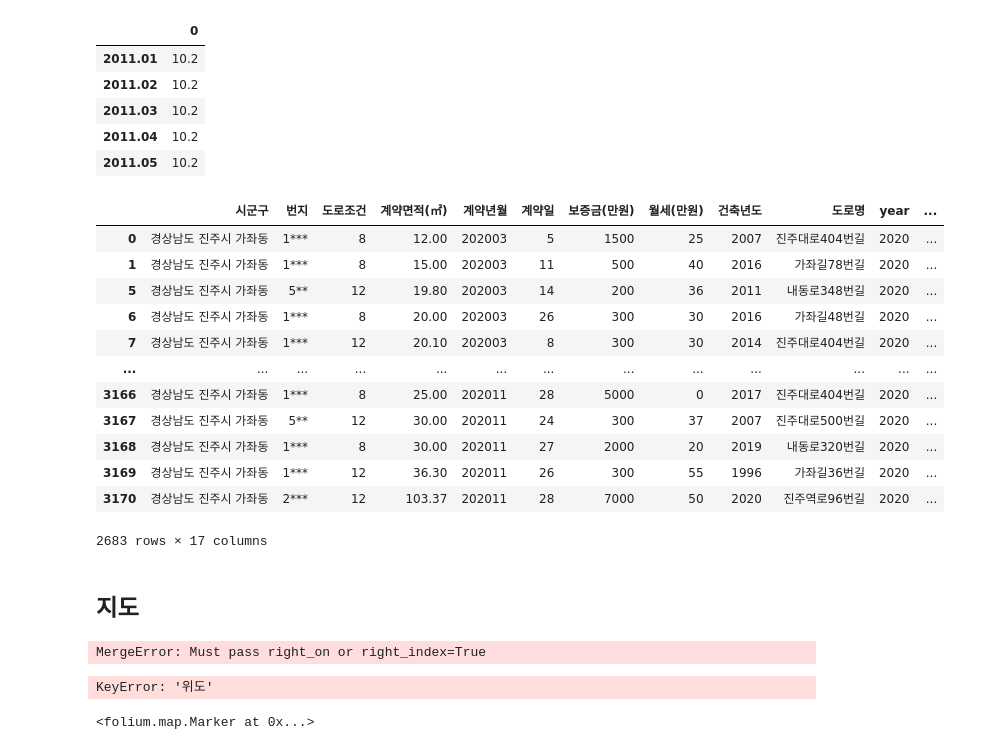
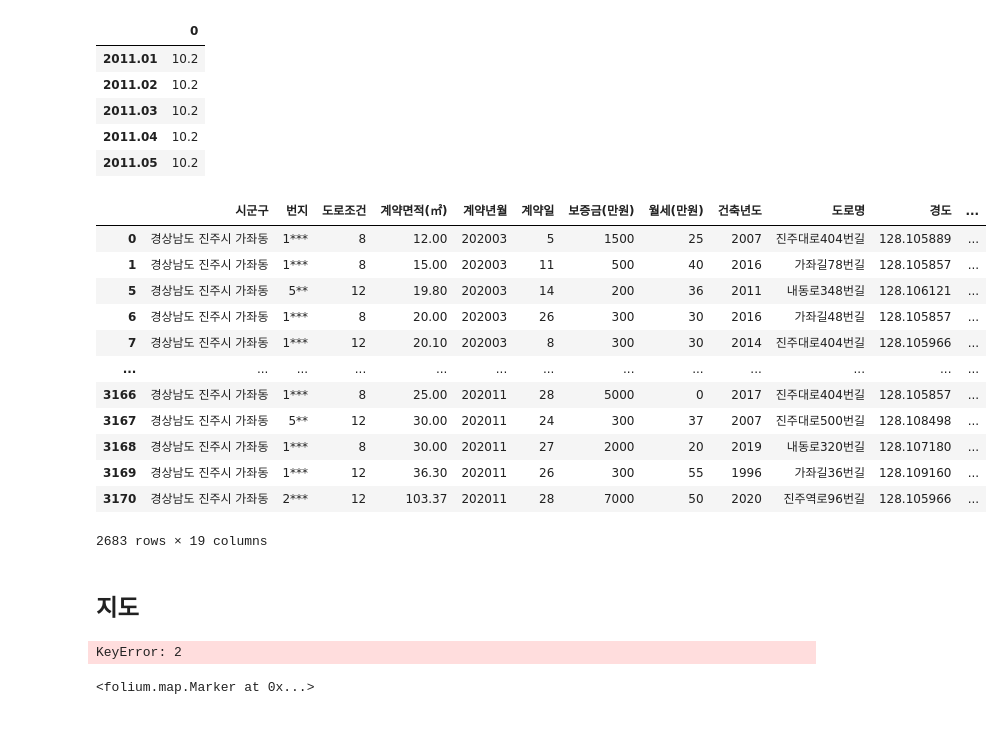
Before and after one commit to ChanceMKR/LH_home, a Jupyter notebook: ksc/lh_home.ipynb, the cells around one changed output. Drawn from its saved outputs; the diff is of its cells as text; code cells hidden in the pictures.

```diff
--- a/ksc/lh_home.ipynb
+++ b/ksc/lh_home.ipynb
@@ -36,6 +36,10 @@ for f in folder:
 
 gajwa = pd.concat(file)
 # gajwa = gajwa.dropna(axis=0)
+
+geo = pd.read_csv("./geocoding.csv")
+gajwa["경도"] = geo.X
+gajwa["위도"] = geo.Y
 
 gajwa = gajwa.fillna({'건축년도':gajwa['건축년도'].mode()[0]})
 gajwa = gajwa.fillna({'도로명':gajwa['도로명'].mode()[0]})
@@ -80,46 +84,46 @@ month = []
 for r in rate.index:
     new = "".join(r.split("."))
     month.append(int(new))
 
 rate["계약년월"] = month
 rate.columns = ["전월세전환율", "계약년월"]
 rate.head()
 
 gajwa = pd.merge(left=gajwa, right=rate, how="inner", on="계약년월")
 
 keep = [int("".join(k.split(","))) for k in gajwa["보증금(만원)"]]
 gajwa["보증금(만원)"] = keep
 
 
 # 전월세전환율 기준으로 보증금+월세의 가치를 전세로 치환하여 value column으로 만들어준다.
 value=[round(gajwa["월세(만원)"][i] * 12 / (gajwa["전월세전환율"][i]/100) + gajwa["보증금(만원)"][i]) for i in range(len(gajwa))]
 gajwa["전세전환가격"] = value
 #gajwa["도로별 전세값평균"] = gajwa.groupby("도로명").전세전환가격.transform("mean")
 
 
 # 도로명 결측치 제거
 indexNames = []
 for i in range(len(gajwa["도로명"])):
     if "번길" not in gajwa["도로명"][i]:
         indexNames.append(i)
 
 gajwa.drop(indexNames, inplace=True)
 
 gajwa
 # %% [output]
-|  | 시군구 | 번지 | 도로조건 | 계약면적(㎡) | 계약년월 | 계약일 | 보증금(만원) | 월세(만원) | 건축년도 | 도로명 | year | ... |
-| 0 | 경상남도 진주시 가좌동 | 1*** | 8 | 12.00 | 202003 | 5 | 1500 | 25 | 2007 | 진주대로404번길 | 2020 | ... |
-| 1 | 경상남도 진주시 가좌동 | 1*** | 8 | 15.00 | 202003 | 11 | 500 | 40 | 2016 | 가좌길78번길 | 2020 | ... |
-| 5 | 경상남도 진주시 가좌동 | 5** | 12 | 19.80 | 202003 | 14 | 200 | 36 | 2011 | 내동로348번길 | 2020 | ... |
-| 6 | 경상남도 진주시 가좌동 | 1*** | 8 | 20.00 | 202003 | 26 | 300 | 30 | 2016 | 가좌길48번길 | 2020 | ... |
-| 7 | 경상남도 진주시 가좌동 | 1*** | 12 | 20.10 | 202003 | 8 | 300 | 30 | 2014 | 진주대로404번길 | 2020 | ... |
+|  | 시군구 | 번지 | 도로조건 | 계약면적(㎡) | 계약년월 | 계약일 | 보증금(만원) | 월세(만원) | 건축년도 | 도로명 | 경도 | ... |
+| 0 | 경상남도 진주시 가좌동 | 1*** | 8 | 12.00 | 202003 | 5 | 1500 | 25 | 2007 | 진주대로404번길 | 128.105889 | ... |
+| 1 | 경상남도 진주시 가좌동 | 1*** | 8 | 15.00 | 202003 | 11 | 500 | 40 | 2016 | 가좌길78번길 | 128.105857 | ... |
+| 5 | 경상남도 진주시 가좌동 | 5** | 12 | 19.80 | 202003 | 14 | 200 | 36 | 2011 | 내동로348번길 | 128.106121 | ... |
+| 6 | 경상남도 진주시 가좌동 | 1*** | 8 | 20.00 | 202003 | 26 | 300 | 30 | 2016 | 가좌길48번길 | 128.105857 | ... |
+| 7 | 경상남도 진주시 가좌동 | 1*** | 12 | 20.10 | 202003 | 8 | 300 | 30 | 2014 | 진주대로404번길 | 128.105966 | ... |
 | ... | ... | ... | ... | ... | ... | ... | ... | ... | ... | ... | ... | ... |
-| 3166 | 경상남도 진주시 가좌동 | 1*** | 8 | 25.00 | 202011 | 28 | 5000 | 0 | 2017 | 진주대로404번길 | 2020 | ... |
-| 3167 | 경상남도 진주시 가좌동 | 5** | 12 | 30.00 | 202011 | 24 | 300 | 37 | 2007 | 진주대로500번길 | 2020 | ... |
-| 3168 | 경상남도 진주시 가좌동 | 1*** | 8 | 30.00 | 202011 | 27 | 2000 | 20 | 2019 | 내동로320번길 | 2020 | ... |
-| 3169 | 경상남도 진주시 가좌동 | 1*** | 12 | 36.30 | 202011 | 26 | 300 | 55 | 1996 | 가좌길36번길 | 2020 | ... |
-| 3170 | 경상남도 진주시 가좌동 | 2*** | 12 | 103.37 | 202011 | 28 | 7000 | 50 | 2020 | 진주역로96번길 | 2020 | ... |
+| 3166 | 경상남도 진주시 가좌동 | 1*** | 8 | 25.00 | 202011 | 28 | 5000 | 0 | 2017 | 진주대로404번길 | 128.105857 | ... |
+| 3167 | 경상남도 진주시 가좌동 | 5** | 12 | 30.00 | 202011 | 24 | 300 | 37 | 2007 | 진주대로500번길 | 128.108498 | ... |
+| 3168 | 경상남도 진주시 가좌동 | 1*** | 8 | 30.00 | 202011 | 27 | 2000 | 20 | 2019 | 내동로320번길 | 128.107180 | ... |
+| 3169 | 경상남도 진주시 가좌동 | 1*** | 12 | 36.30 | 202011 | 26 | 300 | 55 | 1996 | 가좌길36번길 | 128.109160 | ... |
+| 3170 | 경상남도 진주시 가좌동 | 2*** | 12 | 103.37 | 202011 | 28 | 7000 | 50 | 2020 | 진주역로96번길 | 128.105966 | ... |
-2683 rows × 17 columns
+2683 rows × 19 columns
 # %%
 # # 전세 월세 구분 데이터셋
 # gajwa = gajwa[gajwa.전월세구분 == "월세"]
@@ -127,14 +131,6 @@ gajwa
 # gajwa
 # %% [markdown]
 ## 지도
-# %%
-# 위경도를 이용한 거리구하기
-
-geo = pd.read_csv("./geocoding.csv")
-gajwa_c = pd.merge(left=gajwa, right=geo, how="left", left_index=True)
-gajwa_c
-# %% [output]
-MergeError: Must pass right_on or right_index=True
 # %%
 import math as m
 
@@ -163,7 +159,7 @@ for i in range(len(gajwa)):
 
 dist
 # %% [output]
-KeyError: '위도'
+KeyError: 2
 # %%
 import folium
 
```
